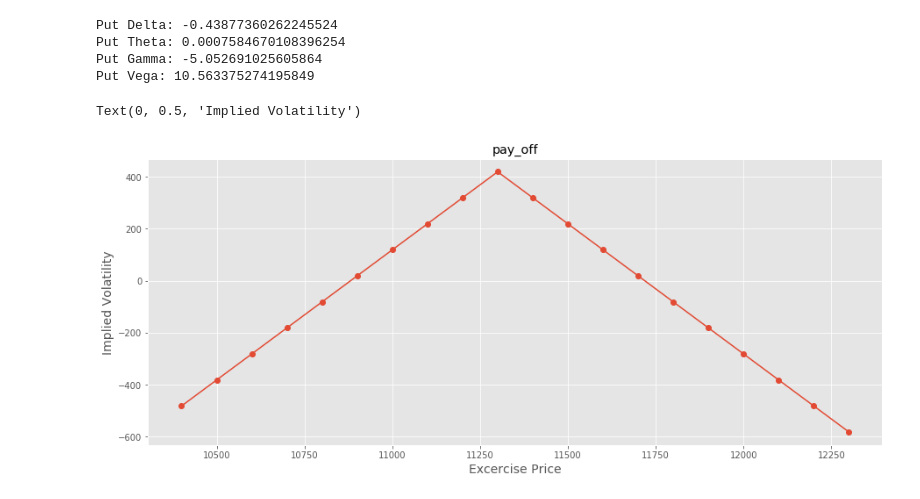
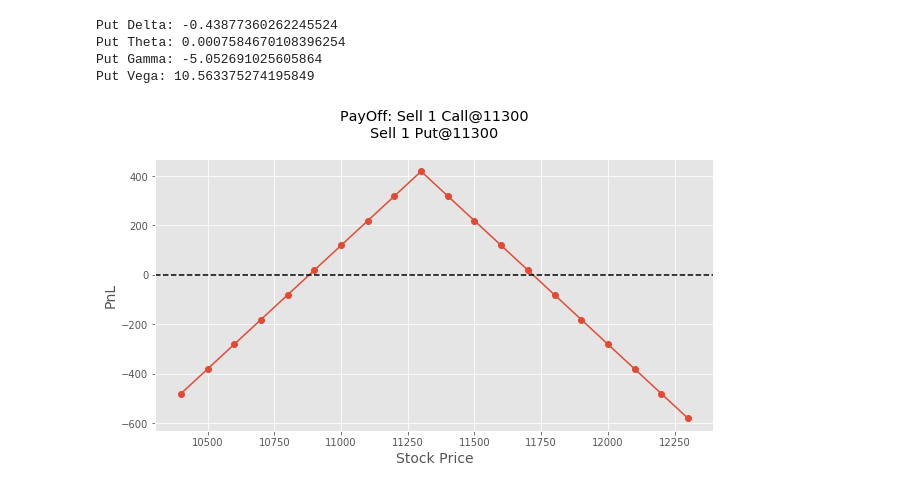
Before and after one commit to A2Zntu/OptionStrategy, a Jupyter notebook: Option_Greeks.ipynb, the cells around one changed output. Cells and saved outputs as stored; diff of their text form; code cells hidden in the pictures.

Commit message:
add plot of pnl

```diff
--- a/Option_Greeks.ipynb
+++ b/Option_Greeks.ipynb
@@ -116,6 +116,8 @@ class Options_strategy:
         self.greeks = []
         self.s = int(df_options['現貨價格'][0])
         self.s_list = self.moneyness_list(gapType = 'month', gapNum = 10)
+        self.position = ""
+        self.payoff = []
 
     def get_greeks(self):
         self.delta = 0
@@ -169,17 +171,23 @@ class Options_strategy:
 
     def get_payoff(self):
 
-
         self.payoff = [0, ]*len(self.s_list)
 
-
         for k, v in self.df_options.iterrows():
+            #record the text position
+            if v['部位'][0] == '-':
+                temptxt = "Sell " + str(v['部位'][1:]) + " " + str(v['買賣權']) + "@" + str(v['履約價'])
+            else:
+                temptxt = "Buy " + str(v['部位']) + " " + str(v['買賣權']) + "@" + str(v['履約價'])
+            self.position += temptxt + "\n"
+            # calculate the pnl
             if v['買賣權'] == 'Call':
                 for i, s in enumerate(self.s_list):
                     price = float(v['結算價'])
                     k = float(v['履約價'])
                     pnl = float(v['部位']) * max(-price, s-k-price)
                     self.payoff[i] += pnl
+
 
             elif v['買賣權'] == 'Put':
                 for i, s in enumerate(self.s_list):
@@ -196,6 +204,22 @@ class Options_strategy:
 
 
 
+    def portfolio_payoff(self):
+
+        if self.payoff == []:
+            self.get_payoff()
+
+        plt.style.use('ggplot')
+        plt.figure(figsize=(10,5))
+        plt.plot(self.s_list, self.payoff,  marker='o')
+        plt.axhline(y = 0, linestyle = 'dashed', color = 'black')
+        title_name = "PayOff: " + self.position
+        plt.title(title_name)
+        plt.xlabel('Stock Price', fontsize=14)
+        plt.ylabel('PnL', fontsize=14)
+        plt.show()
+
+
     def describe_portfolio(self):
         if len(self.greeks) < 1:
             greeks = self.get_greeks()
@@ -240,15 +261,4 @@ s_list = opt_strat.get_slist()
-# %%
-# plot the Implied Volatility
-
-plt.style.use('ggplot')
-plt.figure(figsize=(15,6))
-plt.plot(s_list, pnl,  marker='o')
-#plt.axvline(x = S, linestyle = 'dashed', color = 'black')
-
-title_name = "pay_off"
-plt.title(title_name)
-plt.xlabel('Excercise Price', fontsize=14)
-plt.ylabel('Implied Volatility', fontsize=14)
-# %% [output]
-Text(0, 0.5, 'Implied Volatility')
-[figure, removed]
+# %%
+pnl = opt_strat.portfolio_payoff()
+# %% [output]
+[figure, added]
```
Also changed, not shown: parts of 1 cell of this notebook.
